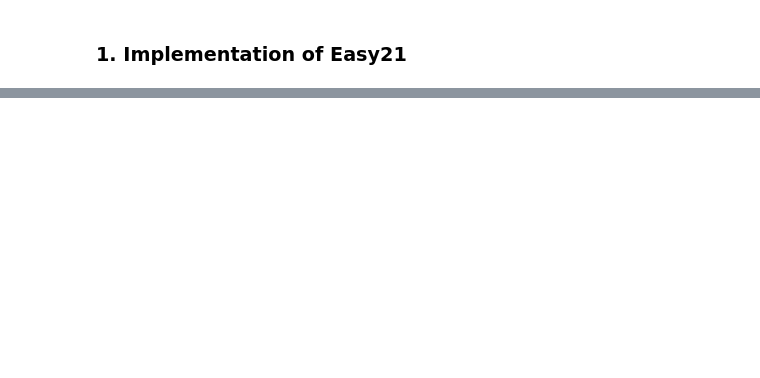
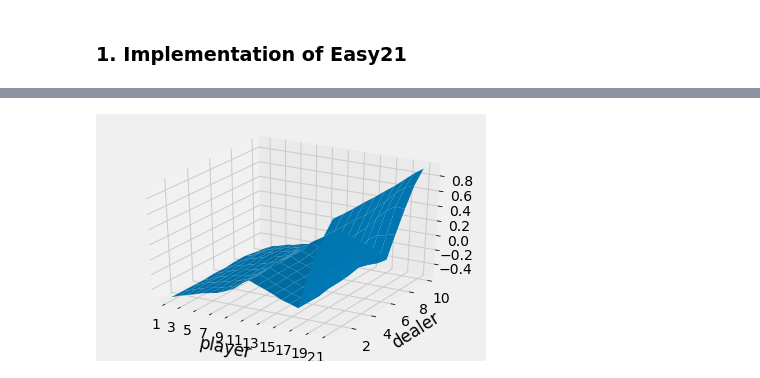
Before and after one commit to kaletap/rl, a Jupyter notebook: Lecture04.ipynb, the cells around one changed output, grey strips where cells are left out. Drawn from its saved outputs; the diff is of its cells as text; code cells hidden in the pictures; blank space fills up the shorter version.

Commit message:
Initial implementation of Monte Carlo policy evaluation.

```diff
--- a/Lecture04.ipynb
+++ b/Lecture04.ipynb
@@ -56,0 +107,15 @@ def step(state, action):
+# %%
+V = np.zeros([10, 21])  # value function
+N = np.zeros([10, 21], dtype=np.int)  # counter of states
+S = np.zeros([10, 21])  # total discounted reward of states
+# note: we don't have to use total rewards variable. we can use online learning instead
+# %%
+# Single policy evaluation
+state = State()
+reward = 0
+action = None
+while reward == 0 and action != 'stick':  # it could be that reward is 0 after we called stick (draw)
+    print(state, reward)
+    action = policy(state)
+    state, reward = step(state, action)
+print('Final state: ', state, 'Reward:', reward)
@@ -56,0 +131,27 @@ def step(state, action):
+# %%
+# Monte Carlo evaluation, no discounting (gamma=1), we count every visit to the state (not just the first one)
+N_STEPS = 1_000_000
+for n in range(N_STEPS):
+    state = State()
+    visited_states = list()
+    reward = 0
+    action = None
+    while reward == 0 and action != 'stick':  # it could be that reward is 0 after we called stick (draw)
+        visited_states.append(state)
+        action = policy(state)
+        state, reward = step(state, action)
+    for state in visited_states:  # each visited state has valid dealer and player values
+        N[state.dealer - 1, state.player - 1] += 1
+        S[state.dealer - 1, state.player - 1] += reward
+# %%
+value_function = S / N
+X,Y = meshgrid(np.arange(1, 22), np.arange(1, 11))
+fig = plt.figure()
+ax = fig.gca(projection='3d')
+surf = ax.plot_surface(X, Y, value_function)
+plt.xlabel('player')
+plt.ylabel('dealer')
+xint = range(1, 22, 2)
+plt.xticks(xint);
+# %% [output]
+[figure, added]
```
Also changed, not shown: parts of 17 cells of this notebook.
